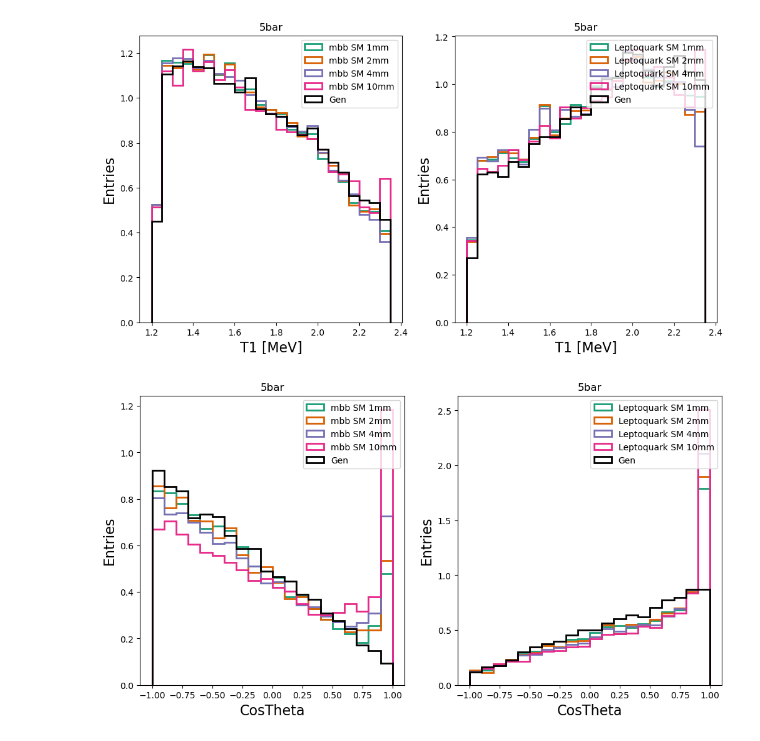
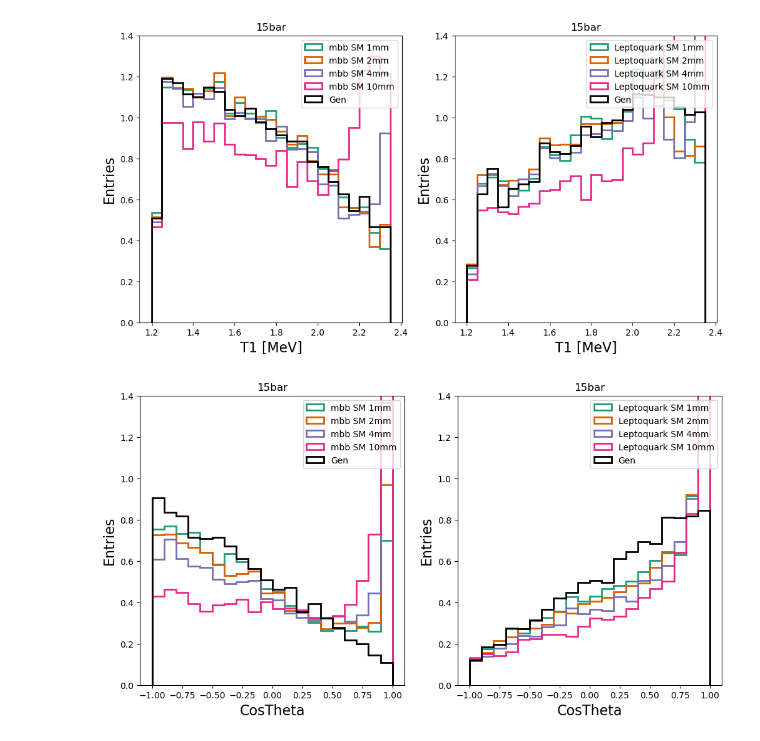
Before and after one commit to kvjmistry/NEXT_nudobe, a Jupyter notebook: workdir/PlotReco.ipynb, the cells around one changed output. Drawn from its saved outputs; the diff is of its cells as text; code cells hidden in the pictures.

```diff
--- a/workdir/PlotReco.ipynb
+++ b/workdir/PlotReco.ipynb
@@ -13,10 +14,10 @@ def load_and_add_columns(file_path):
     print (file_path)
     # Load the CSV file
 
-    if ("mbb" in file_path):
-        df = pd.read_csv(file_path, names=["event_id", "T1_gen", "costheta_gen", "T1_reco", "costheta_reco", "node_dist"])
-    else:
-        df = pd.read_csv(file_path, names=["event_id", "T1_gen", "costheta_gen", "T1_reco", "costheta_reco", "e_gamma"])
+    # if ("mbb" in file_path):
+    df = pd.read_csv(file_path, names=["event_id", "T1_gen", "costheta_gen", "T1_reco", "costheta_reco", "node_dist"])
+    # else:
+        # df = pd.read_csv(file_path, names=["event_id", "T1_gen", "costheta_gen", "T1_reco", "costheta_reco", "e_gamma"])
         # display(df)
 
     # Extract <Model>, <NME>, <Pressure>, and <binsize> from the filename
@@ -99,6 +100,7 @@ def PlotHist(dfs, varname, model, nme, binsize, pressure, ax, norm, useLog, bins
     ax.set_ylabel(ylabel, fontsize=16)
     ax.legend()
     ax.set_title(title)
+    ax.set_ylim(0, 1.4)
 
 def PlotHistGen(dfs, varname, model, nme, binsize, pressure, ax, norm, useLog, bins_, xlabel, ylabel):
     query = dfs[ (dfs.Model == model) & (dfs.nme == nme) & (dfs.Pressure == pressure) & (dfs.binsize == binsize) ]
@@ -120,34 +122,35 @@ def PlotHistDiff(dfs, varname,genvarname, model, nme, binsize, pressure, ax, nor
     ax.set_ylabel(ylabel, fontsize=16)
     ax.legend()
     ax.set_title(title)
+    # ax.set_ylim(0,4)
 # %%
 fig, (ax1,ax2) = plt.subplots(1, 2, figsize=(12, 6))
 useLog=False
 norm=True
 
-pressure = "5bar"
+pressure = "15bar"
 
 for bs in ["1mm", "2mm", "4mm", "10mm"]:
     PlotHist(dfs,    "T1_reco", "mbb", "SM", bs,pressure, ax1, norm, useLog, np.arange(1.2,2.4,0.05), "T1 [MeV]", "Entries", "binsize")
     PlotHist(dfs,    "T1_reco", "Leptoquark", "SM", bs,pressure, ax2, norm, useLog, np.arange(1.2,2.4,0.05), "T1 [MeV]", "Entries", "binsize")
 
 PlotHistGen(dfs, "T1_gen",  "mbb", "SM", "1mm",pressure, ax1, norm, useLog, np.arange(1.2,2.4,0.05), "T1 [MeV]", "Entries")
 PlotHistGen(dfs, "T1_gen",  "Leptoquark", "SM", "1mm",pressure, ax2, norm, useLog, np.arange(1.2,2.4,0.05), "T1 [MeV]", "Entries")
 
 plt.savefig(f"../files/plots/T1_SM_{pressure}.png", dpi=200)
 
 fig, (ax1,ax2) = plt.subplots(1, 2, figsize=(12, 6))
 for bs in ["1mm", "2mm", "4mm", "10mm"]:
     PlotHist(dfs,    "costheta_reco", "mbb", "SM", bs,pressure, ax1, norm, useLog, np.arange(-1,1.1,0.1), "CosTheta", "Entries", "binsize")
     PlotHist(dfs,    "costheta_reco", "Leptoquark", "SM", bs,pressure, ax2, norm, useLog, np.arange(-1,1.1,0.1), "CosTheta", "Entries", "binsize")
 
 PlotHistGen(dfs, "costheta_gen", "mbb", "SM",  "1mm",pressure, ax1, norm, useLog, np.arange(-1,1.1,0.1), "CosTheta", "Entries")
 PlotHistGen(dfs, "costheta_gen",  "Leptoquark", "SM", "1mm",pressure, ax2, norm, useLog, np.arange(-1,1.1,0.1), "CosTheta", "Entries")
 
 plt.savefig(f"../files/plots/Costheta_SM_{pressure}.png", dpi=200)
 # %% [output]
-[figure, old version]
+[figure, new version]
-[figure, old version]
+[figure, new version]
 # %%
 fig, (ax1,ax2) = plt.subplots(1, 2, figsize=(12, 6))
 useLog=False
```
Also changed, not shown: parts of 7 cells of this notebook, 7 other files.
